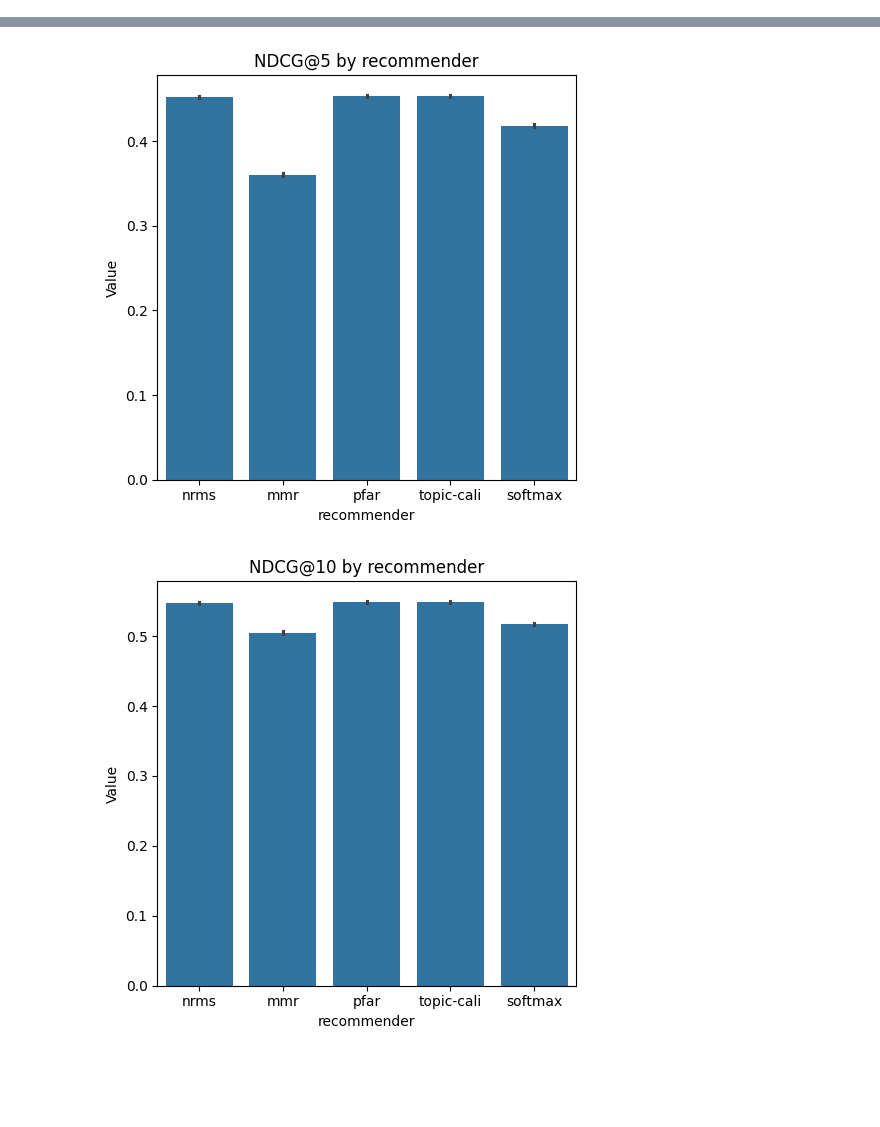
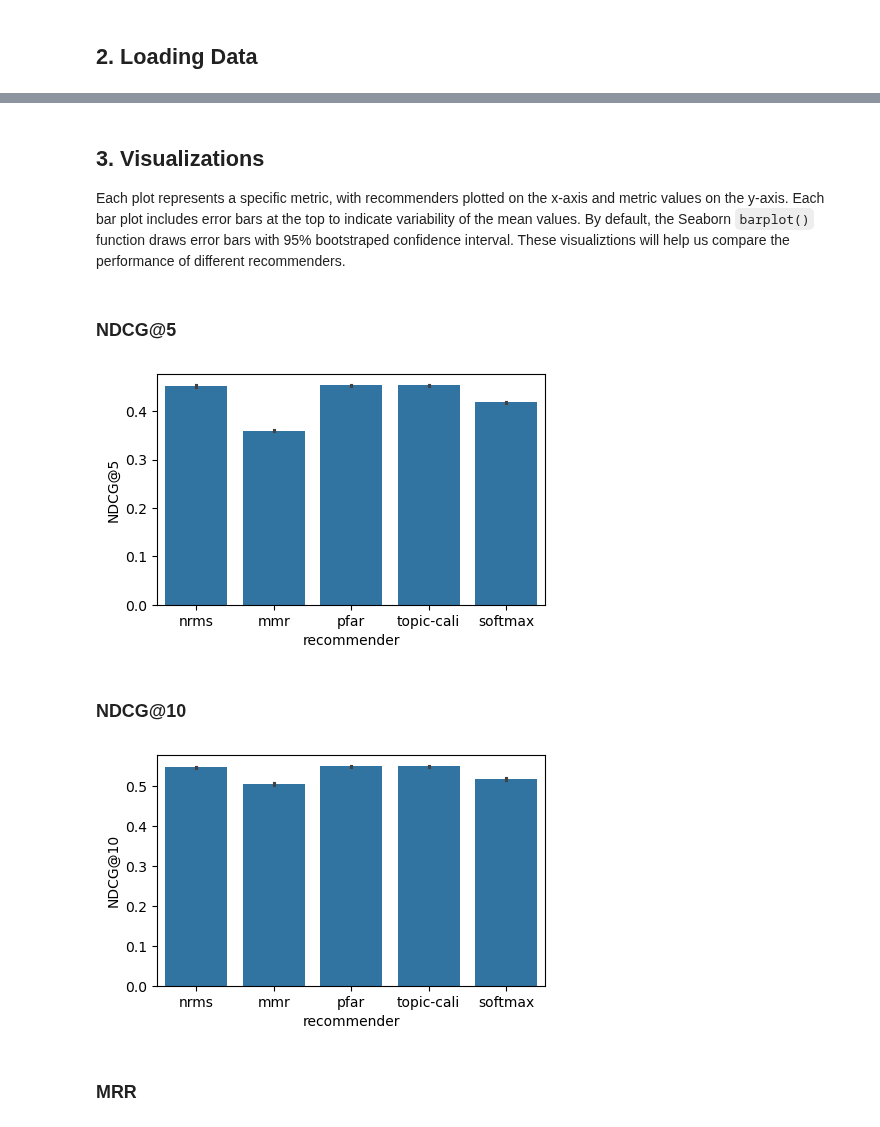
Before and after one commit to CCRI-POPROX/poprox-recommender, a Jupyter notebook: notebooks/MINDEvalResults.ipynb, the cells around one changed output, grey strips where cells are left out. Cells and saved outputs as stored; diff of their text form; code cells hidden in the pictures; blank space fills up the shorter version.

Commit message:
plots for offline eval

```diff
--- a/notebooks/MINDEvalResults.ipynb
+++ b/notebooks/MINDEvalResults.ipynb
@@ -63,3 +11,5 @@ plt.show()
+# %% [markdown]
+## 2. Loading Data
 # %%
 mind_val_user_metrics = pd.read_csv('../outputs/mind-val-user-metrics.csv.gz')
 mind_val_user_metrics.head()
@@ -70,22 +20,25 @@ mind_val_user_metrics.head()
 | 2 | bf5bb199-a039-5d82-812b-a7f69df5788a | pfar | 1.00000 | 1.00000 | 0.500000 | 0.409510 | 0.651322 | True |
 | 3 | bf5bb199-a039-5d82-812b-a7f69df5788a | topic-cali | 1.00000 | 1.00000 | 0.500000 | 0.409510 | 0.651322 | True |
 | 4 | bf5bb199-a039-5d82-812b-a7f69df5788a | softmax | 1.00000 | 1.00000 | 1.000000 | 0.232938 | 0.435088 | True |
+# %% [markdown]
+## 3. Visualizations
+Each plot represents a specific metric, with recommenders plotted on the x-axis and metric values on the y-axis. Each bar plot includes error bars at the top to indicate variability of the mean values. By default, the Seaborn `barplot()` function draws error bars with 95% bootstraped confidence interval. These visualiztions will help us compare the performance of different recommenders.
+# %% [markdown]
+### NDCG@5
 # %%
-plt.figure(figsize=(5, 5))
-sns.barplot(x='recommender', y='NDCG@5', data=mind_val_user_metrics)
-plt.title('NDCG@5 by recommender')
-plt.ylabel('Value')
-plt.tight_layout()
+plt.figure(figsize=(5, 3))
+sns.barplot(data=mind_val_user_metrics, x='recommender', y='NDCG@5')
 plt.show()
 # %% [output]
-[figure, old version]
+[figure, new version]
+# %% [markdown]
+### NDCG@10
 # %%
-plt.figure(figsize=(5, 5))
-sns.barplot(x='recommender', y='NDCG@10', data=mind_val_user_metrics)
-plt.title('NDCG@10 by recommender')
-plt.ylabel('Value')
-plt.tight_layout()
+plt.figure(figsize=(5, 3))
+sns.barplot(data=mind_val_user_metrics, x='recommender', y='NDCG@10')
 plt.show()
 # %% [output]
-[figure, old version]
+[figure, new version]
+# %% [markdown]
+### MRR
 # %%
```
Also changed, not shown: parts of 16 cells of this notebook.
